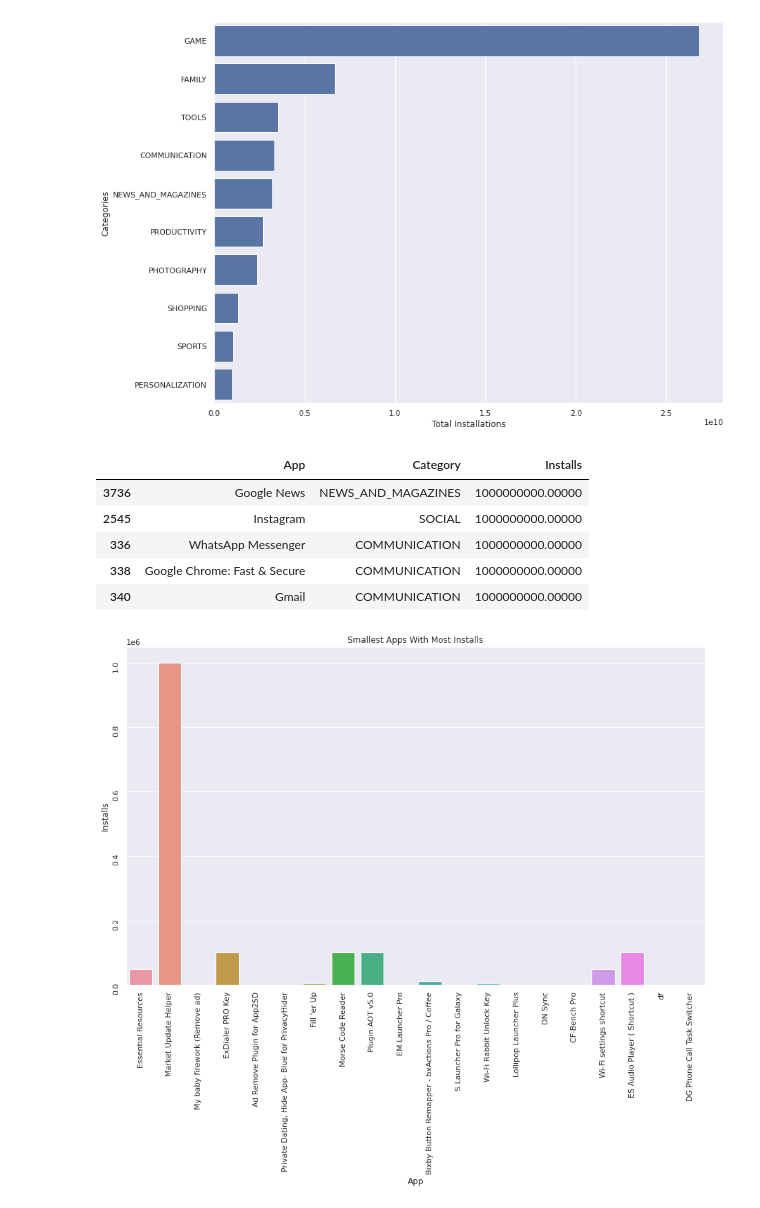
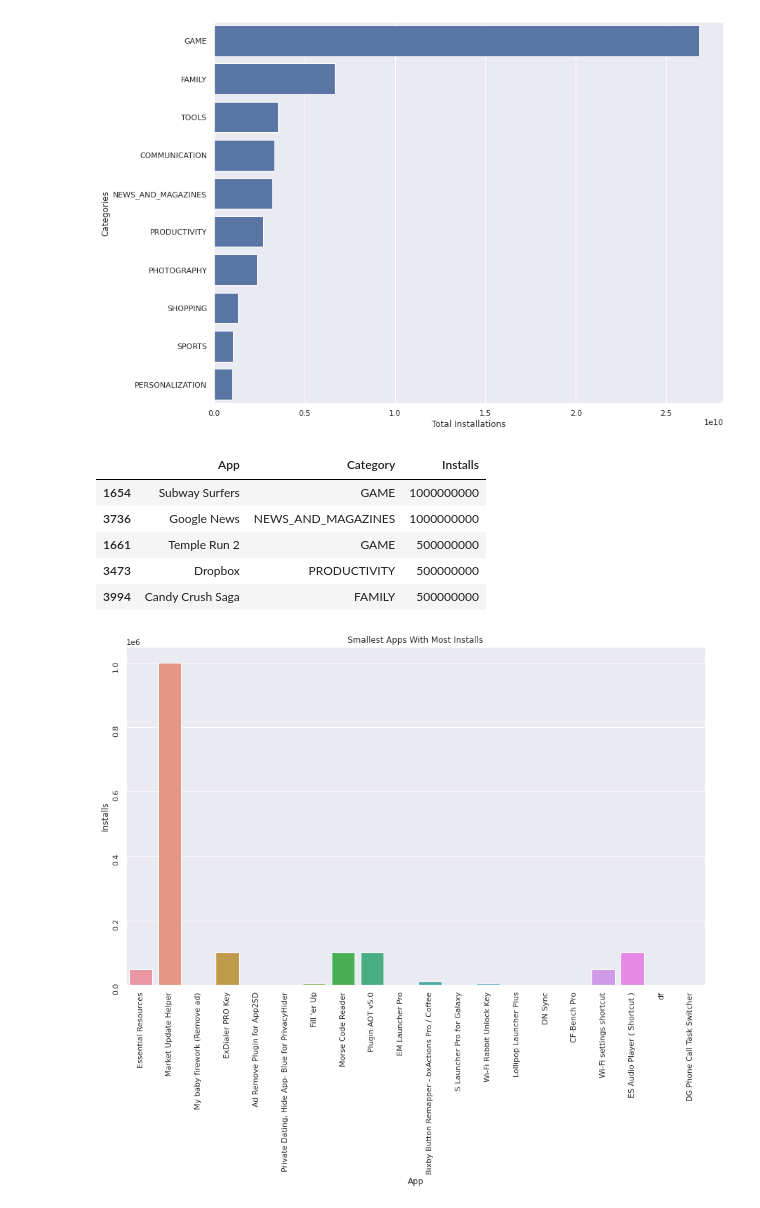
Before and after one commit to deryaoruc/GooglePlayStoreTeamProject, a Jupyter notebook: googleplaystore_2.ipynb, the cells around one changed output. Drawn from its saved outputs; the diff is of its cells as text; code cells hidden in the pictures.

Commit message:
Code modified: there was a 'duplicated' error on one line, fixed

```diff
--- a/googleplaystore-2.ipynb
+++ b/googleplaystore_2.ipynb
@@ -314,17 +314,15 @@ ax.set(ylabel="Categories", xlabel="Total Installations")
 [figure]
 # %%
 # 2) Top 5 downloaded apps (show to which category they belong to)
-
-top_5_apps = df.drop_duplicates(subset=["App","Category", "Installs"])
 top_5_apps = top_5_apps[["App","Category", "Installs"]].sort_values("Installs", ascending=False)
 top_5_apps.head(5)
 # %% [output]
 |  | App | Category | Installs |
-| 3736 | Google News | NEWS_AND_MAGAZINES | 1000000000.00000 |
-| 2545 | Instagram | SOCIAL | 1000000000.00000 |
-| 336 | WhatsApp Messenger | COMMUNICATION | 1000000000.00000 |
-| 338 | Google Chrome: Fast & Secure | COMMUNICATION | 1000000000.00000 |
-| 340 | Gmail | COMMUNICATION | 1000000000.00000 |
+| 1654 | Subway Surfers | GAME | 1000000000 |
+| 3736 | Google News | NEWS_AND_MAGAZINES | 1000000000 |
+| 1661 | Temple Run 2 | GAME | 500000000 |
+| 3473 | Dropbox | PRODUCTIVITY | 500000000 |
+| 3994 | Candy Crush Saga | FAMILY | 500000000 |
 # %%
 smallest_size = df.sort_values(['Size']).head(20)
 
```
Also changed, not shown: parts of 15 cells of this notebook, 1 other file.
